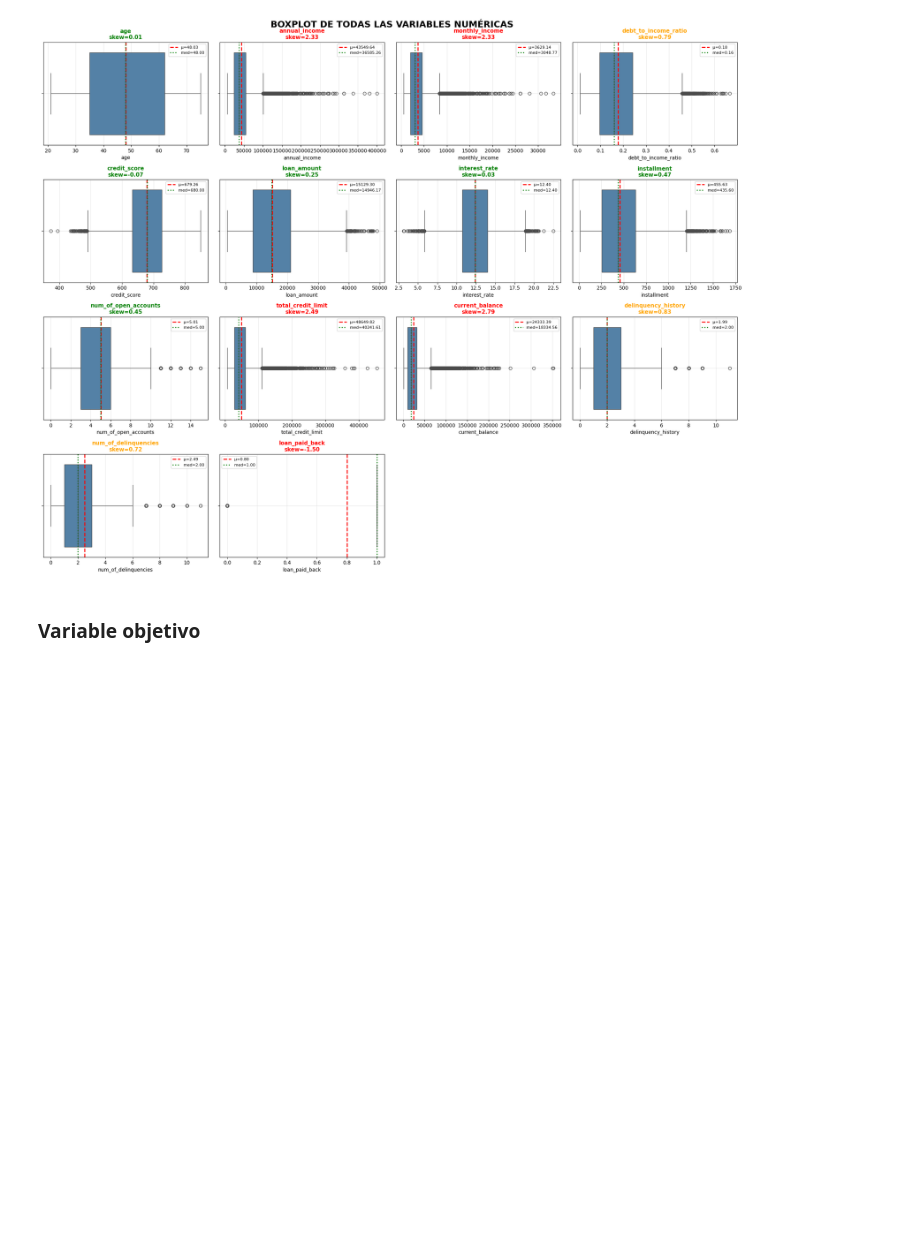
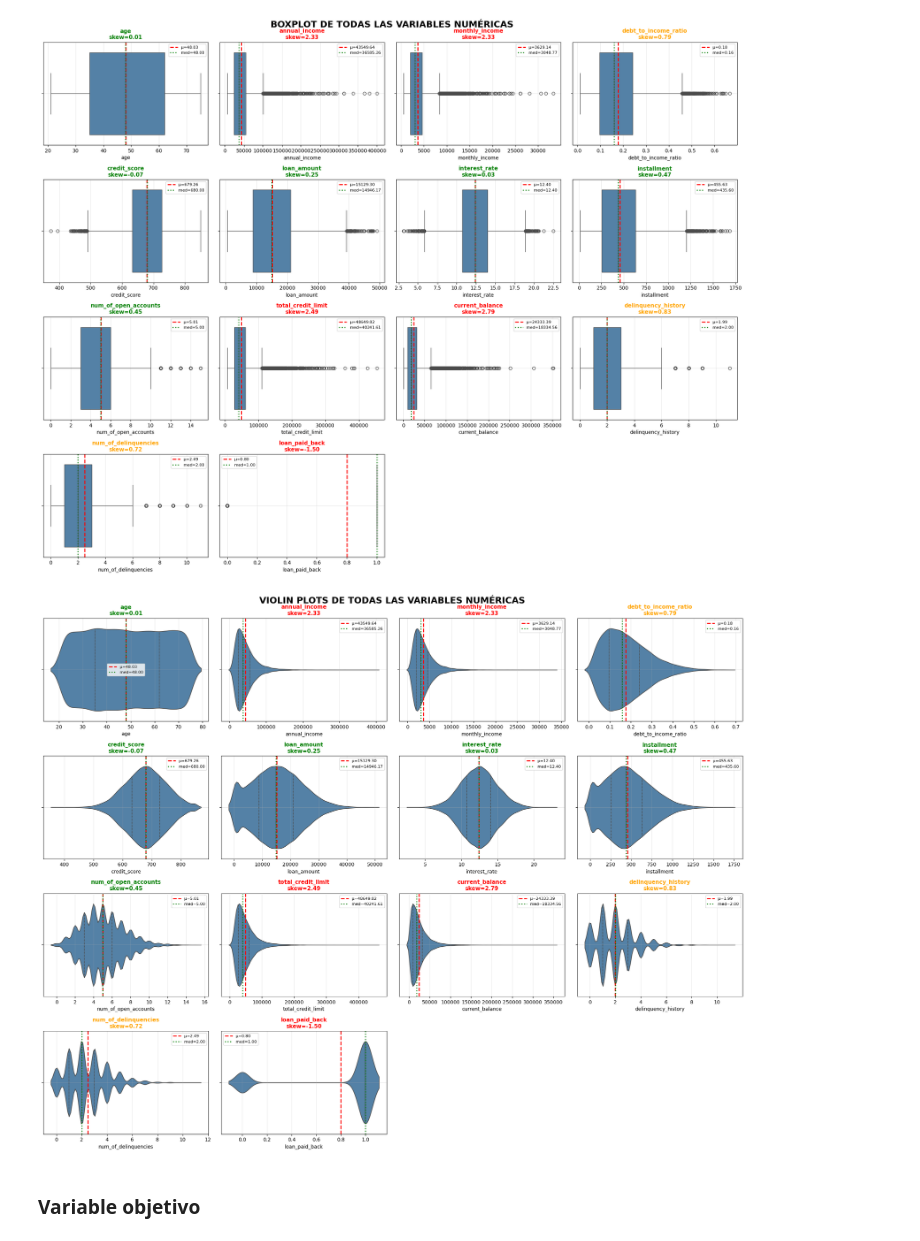
Before and after one commit to JairRamosG/Loan_Status_Prediction, a Jupyter notebook: notebooks/EDA.ipynb, the cells around one changed output. Drawn from its saved outputs; the diff is of its cells as text; code cells hidden in the pictures; blank space fills up the shorter version.

```diff
--- a/notebooks/EDA.ipynb
+++ b/notebooks/EDA.ipynb
@@ -115,6 +115,10 @@ distribuciones_kde(df, numeric_cols)
 box_plots(df, numeric_cols)
 # %% [output]
 [figure]
+# %%
+violin_plots(df, numeric_cols)
+# %% [output]
+[figure, added]
 # %% [markdown]
 ### Variable objetivo
 # %%
```
Also changed, not shown: parts of 9 cells of this notebook, 1 other file.
